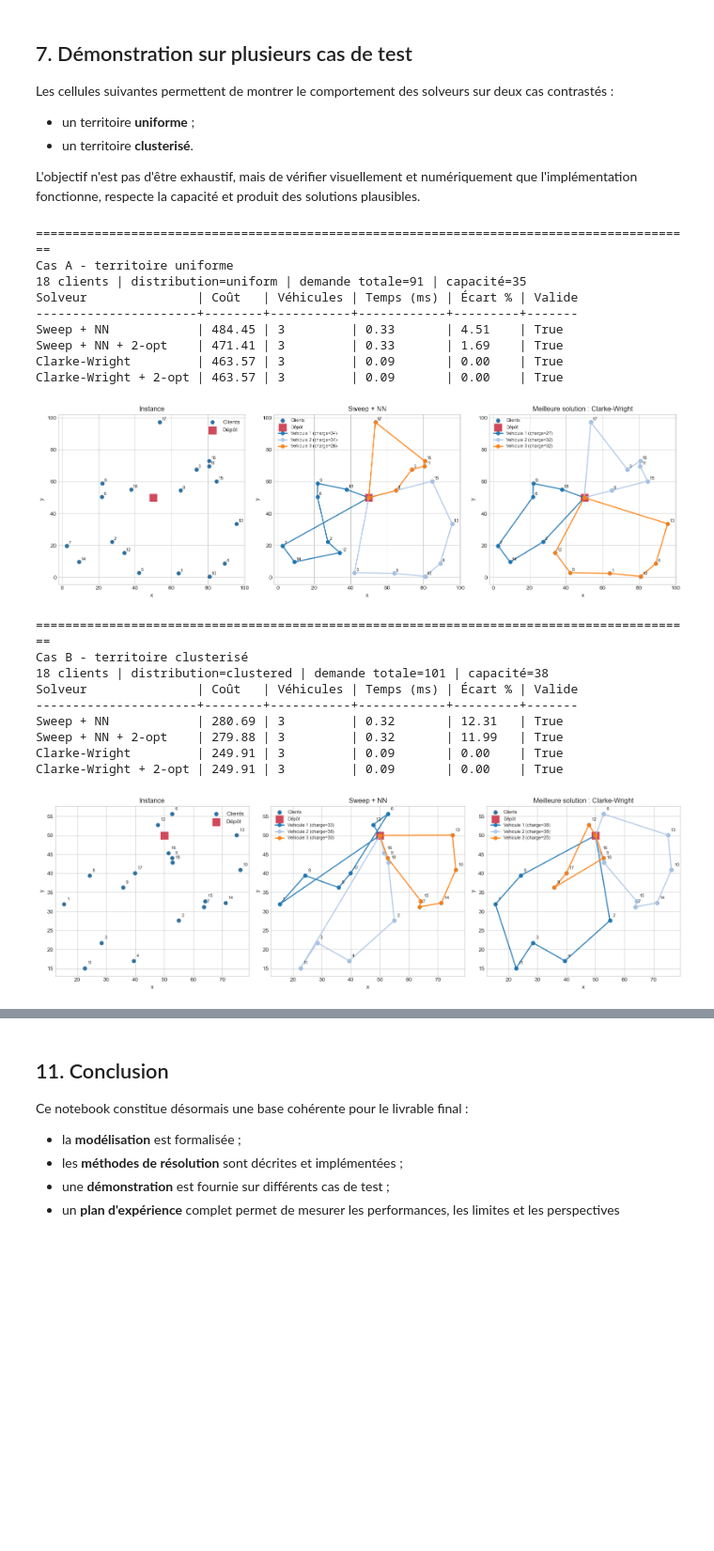
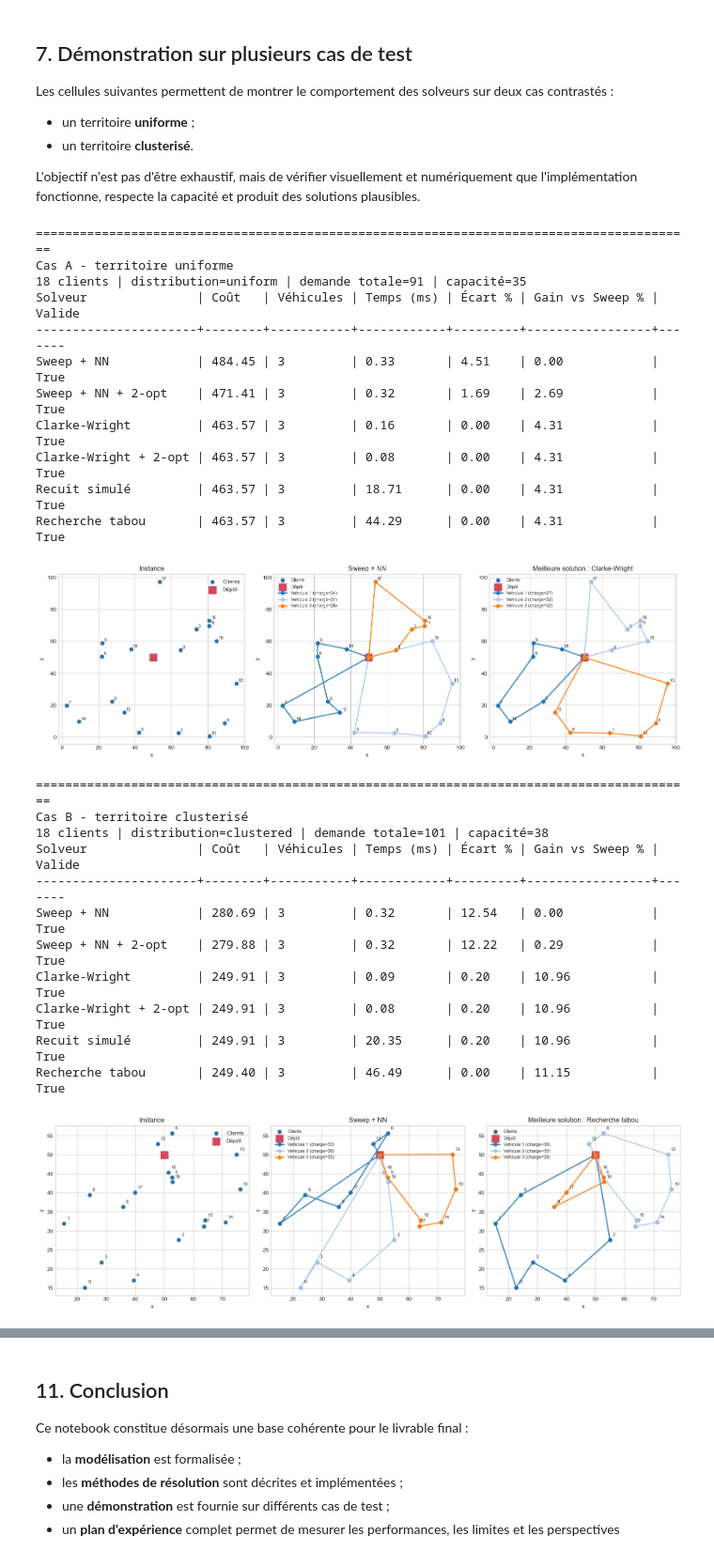
Before and after one commit to Meliorin/Grp1_RO, a Jupyter notebook: Livrable_Modelisation.ipynb, the cells around one changed output, grey strips where cells are left out. Shown at 94% size. Saved outputs shown, nothing was run; the diff lists cells and outputs as text; code cells hidden in the pictures; blank space fills up the shorter version.

```diff
--- a/Livrable_Modelisation.ipynb
+++ b/Livrable_Modelisation.ipynb
@@ -119,14 +119,19 @@ L'objectif n'est pas seulement de savoir quel algorithme est le meilleur, mais d
 # %%
 from dataclasses import dataclass
 from statistics import mean, stdev
-from typing import Dict, List, Optional, Sequence, Tuple
+from typing import Callable, Dict, List, Optional, Sequence, Tuple
 import math
 import random
 import time
 
-import matplotlib.pyplot as plt
-
-plt.style.use('seaborn-v0_8-whitegrid')
+try:
+    import matplotlib.pyplot as plt
+    plt.style.use('seaborn-v0_8-whitegrid')
+    HAS_MATPLOTLIB = True
+except Exception:
+    plt = None
+    HAS_MATPLOTLIB = False
+    print('matplotlib indisponible : les graphiques seront ignorés.')
 
 
 @dataclass
@@ -269,6 +274,10 @@ def validate_solution(instance: CVRPInstance, routes: Sequence[Sequence[int]]) -
 
 
 def plot_instance(instance: CVRPInstance, ax=None, title: str = 'Instance'):
+    if not HAS_MATPLOTLIB:
+        print(f'[Graphique ignoré] {title}')
+        return
+
     if ax is None:
         _, ax = plt.subplots(figsize=(6, 6))
 
@@ -291,6 +300,10 @@ def plot_instance(instance: CVRPInstance, ax=None, title: str = 'Instance'):
 
 
 def plot_solution(instance: CVRPInstance, routes: Sequence[Sequence[int]], ax=None, title: str = 'Solution'):
+    if not HAS_MATPLOTLIB:
+        print(f'[Graphique ignoré] {title}')
+        return
+
     if ax is None:
         _, ax = plt.subplots(figsize=(6, 6))
 
@@ -675,53 +979,60 @@ for config in demo_configs:
             'vehicles': result['vehicles'],
             'runtime_ms': result['runtime_ms'],
             'gap_to_best_pct': result['gap_to_best_pct'],
+            'improvement_vs_sweep_pct': result['improvement_vs_sweep_pct'],
             'valid': result['valid'],
         }
         for result in results
     ]
 
     print_table(
         rows,
         columns=[
             ('solver', 'Solveur'),
             ('cost', 'Coût'),
             ('vehicles', 'Véhicules'),
             ('runtime_ms', 'Temps (ms)'),
             ('gap_to_best_pct', 'Écart %'),
+            ('improvement_vs_sweep_pct', 'Gain vs Sweep %'),
             ('valid', 'Valide'),
         ],
     )
 
     best_result = min((result for result in results if result['valid']), key=lambda result: result['cost'])
     sweep_result = next(result for result in results if result['solver'] == 'Sweep + NN')
 
-    fig, axes = plt.subplots(1, 3, figsize=(16, 5))
-    plot_instance(instance, ax=axes[0], title='Instance')
-    plot_solution(instance, sweep_result['routes'], ax=axes[1], title='Sweep + NN')
-    plot_solution(instance, best_result['routes'], ax=axes[2], title=f"Meilleure solution : {best_result['solver']}")
-    plt.tight_layout()
-    plt.show()
+    if HAS_MATPLOTLIB:
+        fig, axes = plt.subplots(1, 3, figsize=(16, 5))
+        plot_instance(instance, ax=axes[0], title='Instance')
+        plot_solution(instance, sweep_result['routes'], ax=axes[1], title='Sweep + NN')
+        plot_solution(instance, best_result['routes'], ax=axes[2], title=f"Meilleure solution : {best_result['solver']}")
+        plt.tight_layout()
+        plt.show()
 # %% [output]
 ==========================================================================================
 Cas A - territoire uniforme
 18 clients | distribution=uniform | demande totale=91 | capacité=35
-Solveur               | Coût   | Véhicules | Temps (ms) | Écart % | Valide
-----------------------+--------+-----------+------------+---------+-------
-Sweep + NN            | 484.45 | 3         | 0.33       | 4.51    | True
-Sweep + NN + 2-opt    | 471.41 | 3         | 0.33       | 1.69    | True
-Clarke-Wright         | 463.57 | 3         | 0.09       | 0.00    | True
-Clarke-Wright + 2-opt | 463.57 | 3         | 0.09       | 0.00    | True
+Solveur               | Coût   | Véhicules | Temps (ms) | Écart % | Gain vs Sweep % | Valide
+----------------------+--------+-----------+------------+---------+-----------------+-------
+Sweep + NN            | 484.45 | 3         | 0.33       | 4.51    | 0.00            | True
+Sweep + NN + 2-opt    | 471.41 | 3         | 0.32       | 1.69    | 2.69            | True
+Clarke-Wright         | 463.57 | 3         | 0.16       | 0.00    | 4.31            | True
+Clarke-Wright + 2-opt | 463.57 | 3         | 0.08       | 0.00    | 4.31            | True
+Recuit simulé         | 463.57 | 3         | 18.71      | 0.00    | 4.31            | True
+Recherche tabou       | 463.57 | 3         | 44.29      | 0.00    | 4.31            | True
 [figure]
 ==========================================================================================
 Cas B - territoire clusterisé
 18 clients | distribution=clustered | demande totale=101 | capacité=38
-Solveur               | Coût   | Véhicules | Temps (ms) | Écart % | Valide
-----------------------+--------+-----------+------------+---------+-------
-Sweep + NN            | 280.69 | 3         | 0.32       | 12.31   | True
-Sweep + NN + 2-opt    | 279.88 | 3         | 0.32       | 11.99   | True
-Clarke-Wright         | 249.91 | 3         | 0.09       | 0.00    | True
-Clarke-Wright + 2-opt | 249.91 | 3         | 0.09       | 0.00    | True
+Solveur               | Coût   | Véhicules | Temps (ms) | Écart % | Gain vs Sweep % | Valide
+----------------------+--------+-----------+------------+---------+-----------------+-------
+Sweep + NN            | 280.69 | 3         | 0.32       | 12.54   | 0.00            | True
+Sweep + NN + 2-opt    | 279.88 | 3         | 0.32       | 12.22   | 0.29            | True
+Clarke-Wright         | 249.91 | 3         | 0.09       | 0.20    | 10.96           | True
+Clarke-Wright + 2-opt | 249.91 | 3         | 0.08       | 0.20    | 10.96           | True
+Recuit simulé         | 249.91 | 3         | 20.35      | 0.20    | 10.96           | True
+Recherche tabou       | 249.40 | 3         | 46.49      | 0.00    | 11.15           | True
-[figure, old version]
+[figure, new version]
 # %% [markdown]
 ## 8. Étude expérimentale - plan d'expérience
 
```
Also changed, not shown: parts of 7 cells of this notebook.
